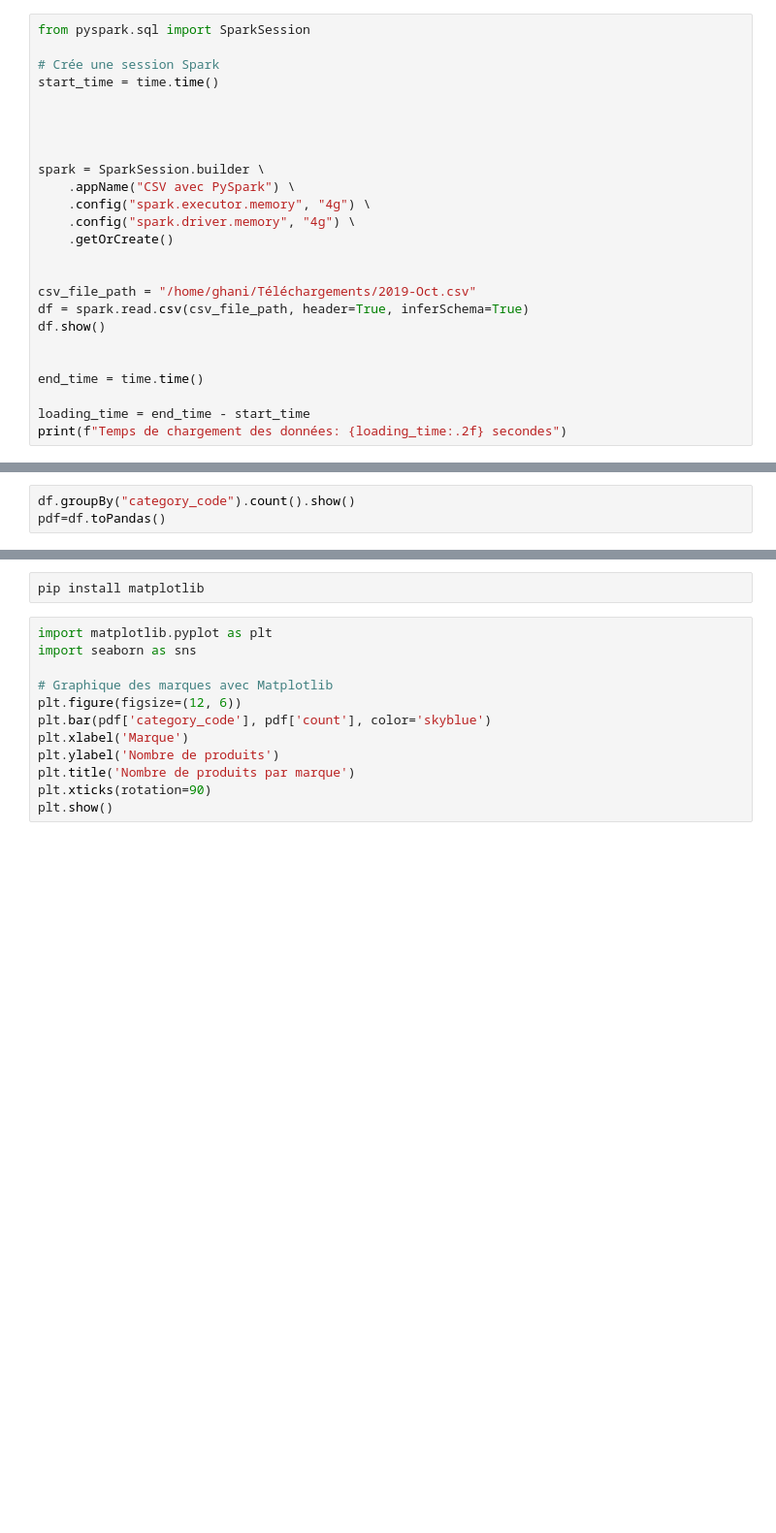
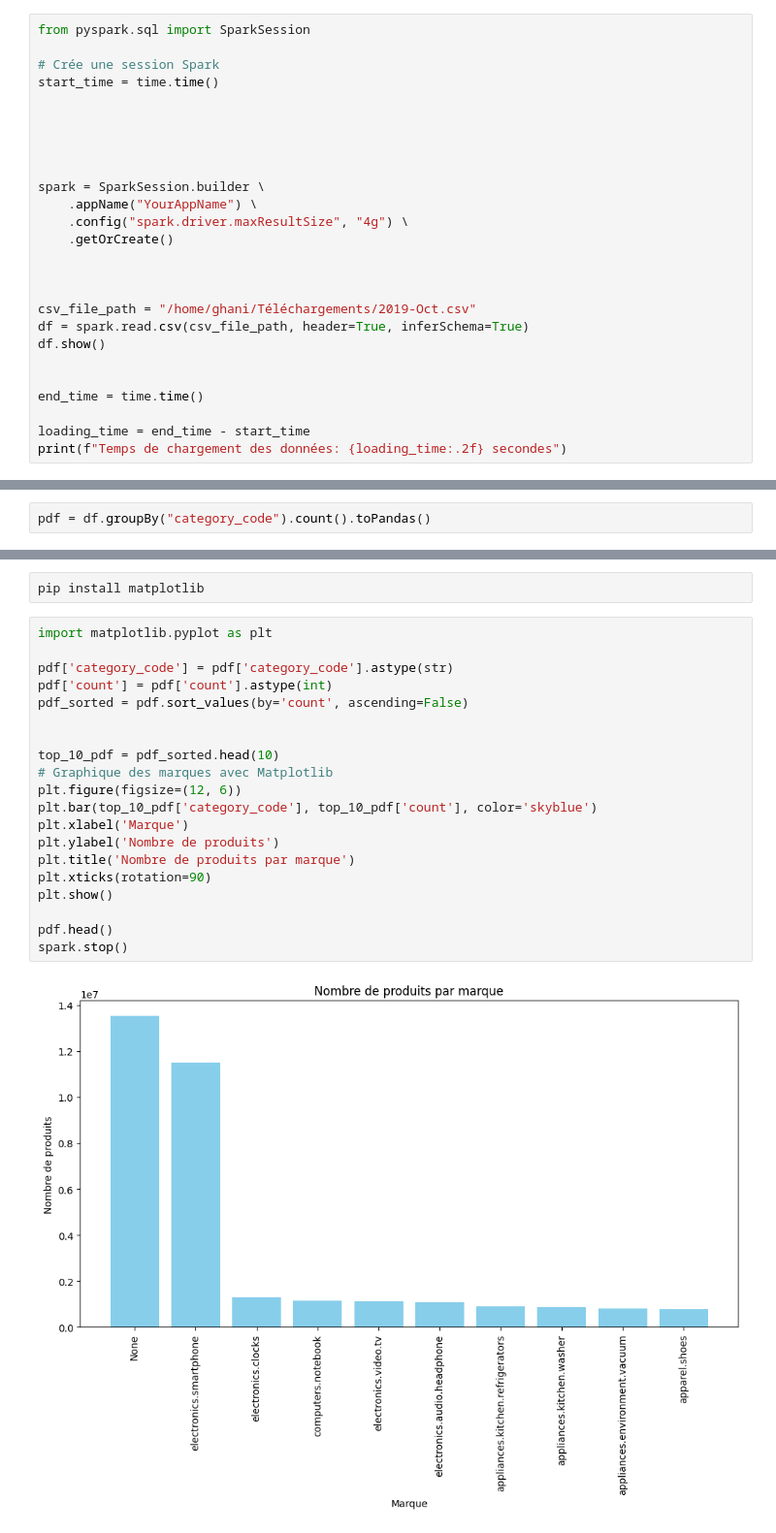
Before and after one commit to Zenaidji/Segmentation-client, a Jupyter notebook: mspr_solution ia.ipynb, the cells around one changed output, grey strips where cells are left out. Shown: that part at 97% size. Drawn from its saved outputs; the diff is of its cells as text; blank space fills up the shorter version.

Commit message:
dessin d'histograme

```diff
--- a/mspr_solution ia.ipynb
+++ b/mspr_solution ia.ipynb
@@ -17,11 +17,12 @@ start_time = time.time()
 
 
 
+
 spark = SparkSession.builder \
-    .appName("CSV avec PySpark") \
-    .config("spark.executor.memory", "4g") \
-    .config("spark.driver.memory", "4g") \
+    .appName("YourAppName") \
+    .config("spark.driver.maxResultSize", "4g") \
     .getOrCreate()
+
 
 
 csv_file_path = "/home/ghani/Téléchargements/2019-Oct.csv"
@@ -111,3 +77,2 @@ AnalysisException: [UNRESOLVED_COLUMN.WITH_SUGGESTION] A column or function para
 # %%
-df.groupBy("category_code").count().show()
-pdf=df.toPandas()
+pdf = df.groupBy("category_code").count().toPandas()
@@ -149,13 +86,23 @@ Py4JJavaError: An error occurred while calling o34.collectToPython.
 pip install matplotlib
 # %%
 import matplotlib.pyplot as plt
-import seaborn as sns
 
+pdf['category_code'] = pdf['category_code'].astype(str)
+pdf['count'] = pdf['count'].astype(int)
+pdf_sorted = pdf.sort_values(by='count', ascending=False)
+
+
+top_10_pdf = pdf_sorted.head(10)
 # Graphique des marques avec Matplotlib
 plt.figure(figsize=(12, 6))
-plt.bar(pdf['category_code'], pdf['count'], color='skyblue')
+plt.bar(top_10_pdf['category_code'], top_10_pdf['count'], color='skyblue')
 plt.xlabel('Marque')
 plt.ylabel('Nombre de produits')
 plt.title('Nombre de produits par marque')
 plt.xticks(rotation=90)
 plt.show()
+
+pdf.head()
+spark.stop()
+# %% [output]
+[figure, added]
```
Also changed, not shown: parts of 5 cells of this notebook.
